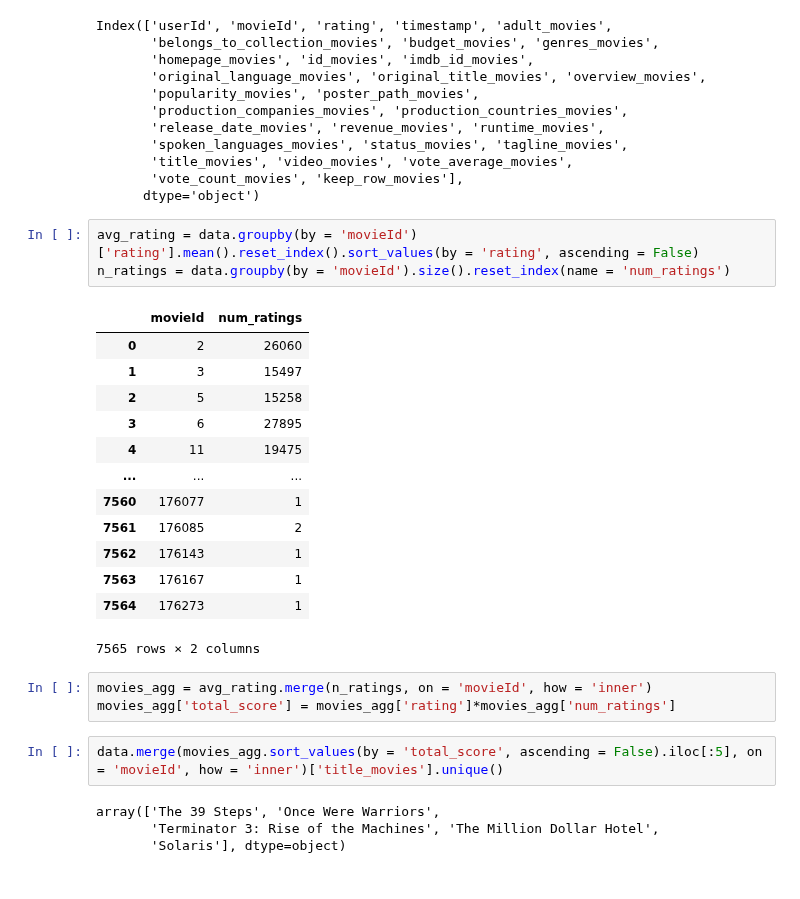
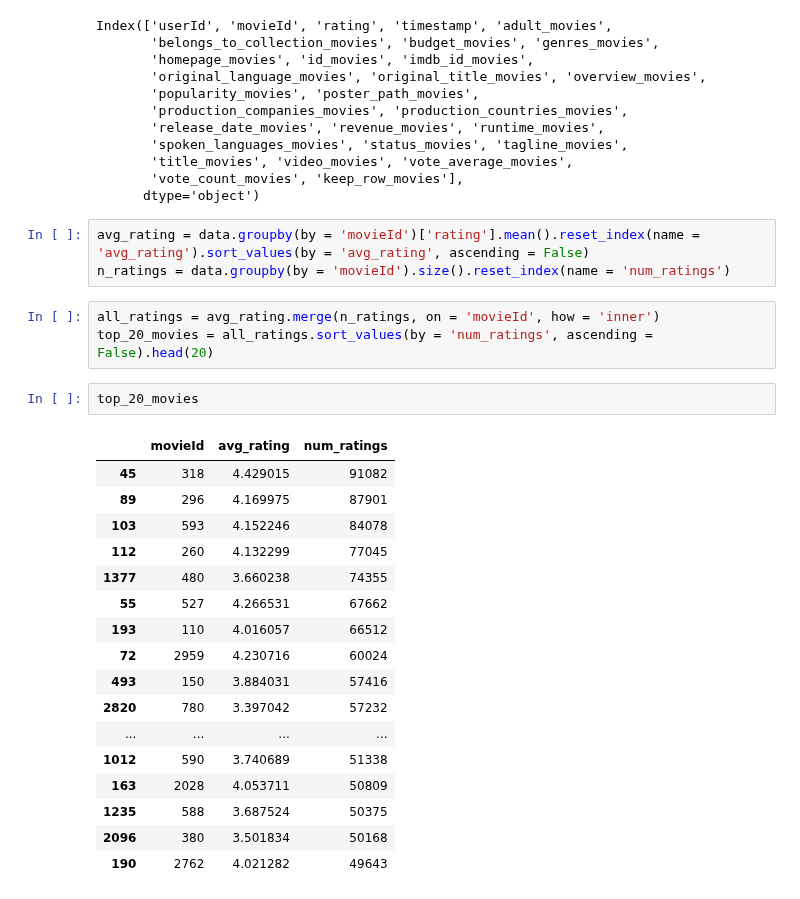
Before and after one commit to knolasco/Intro_to_ML_Course, a Jupyter notebook: Module7/RecommendationSystem.ipynb, the cells around one changed output. Saved outputs shown, nothing was run; the diff lists cells and outputs as text.

```diff
--- a/Module7/RecommendationSystem.ipynb
+++ b/Module7/RecommendationSystem.ipynb
@@ -147,28 +142,28 @@ Index(['userId', 'movieId', 'rating', 'timestamp', 'adult_movies',
        'vote_count_movies', 'keep_row_movies'],
       dtype='object')
 # %%
-avg_rating = data.groupby(by = 'movieId')['rating'].mean().reset_index().sort_values(by = 'rating', ascending = False)
+avg_rating = data.groupby(by = 'movieId')['rating'].mean().reset_index(name = 'avg_rating').sort_values(by = 'avg_rating', ascending = False)
 n_ratings = data.groupby(by = 'movieId').size().reset_index(name = 'num_ratings')
-# %% [output]
-|  | movieId | num_ratings |
-| 0 | 2 | 26060 |
-| 1 | 3 | 15497 |
-| 2 | 5 | 15258 |
-| 3 | 6 | 27895 |
-| 4 | 11 | 19475 |
-| ... | ... | ... |
-| 7560 | 176077 | 1 |
-| 7561 | 176085 | 2 |
-| 7562 | 176143 | 1 |
-| 7563 | 176167 | 1 |
-| 7564 | 176273 | 1 |
-7565 rows × 2 columns
 # %%
-movies_agg = avg_rating.merge(n_ratings, on = 'movieId', how = 'inner')
-movies_agg['total_score'] = movies_agg['rating']*movies_agg['num_ratings']
+all_ratings = avg_rating.merge(n_ratings, on = 'movieId', how = 'inner')
+top_20_movies = all_ratings.sort_values(by = 'num_ratings', ascending = False).head(20)
-# %%
-data.merge(movies_agg.sort_values(by = 'total_score', ascending = False).iloc[:5], on = 'movieId', how = 'inner')['title_movies'].unique()
-# %% [output]
-array(['The 39 Steps', 'Once Were Warriors',
-       'Terminator 3: Rise of the Machines', 'The Million Dollar Hotel',
-       'Solaris'], dtype=object)
+# %%
+top_20_movies
+# %% [output]
+|  | movieId | avg_rating | num_ratings |
+| 45 | 318 | 4.429015 | 91082 |
+| 89 | 296 | 4.169975 | 87901 |
+| 103 | 593 | 4.152246 | 84078 |
+| 112 | 260 | 4.132299 | 77045 |
+| 1377 | 480 | 3.660238 | 74355 |
+| 55 | 527 | 4.266531 | 67662 |
+| 193 | 110 | 4.016057 | 66512 |
+| 72 | 2959 | 4.230716 | 60024 |
+| 493 | 150 | 3.884031 | 57416 |
+| 2820 | 780 | 3.397042 | 57232 |
+| ... | ... | ... | ... |
+| 1012 | 590 | 3.740689 | 51338 |
+| 163 | 2028 | 4.053711 | 50809 |
+| 1235 | 588 | 3.687524 | 50375 |
+| 2096 | 380 | 3.501834 | 50168 |
+| 190 | 2762 | 4.021282 | 49643 |
```
Also changed, not shown: parts of 2 cells of this notebook.
